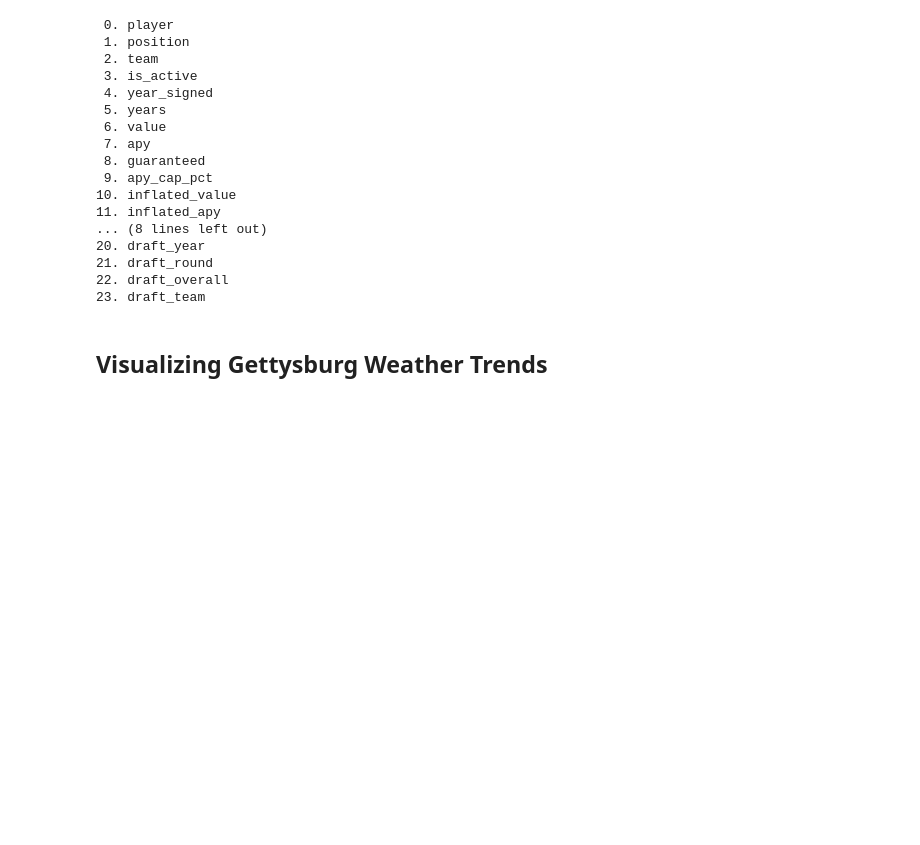
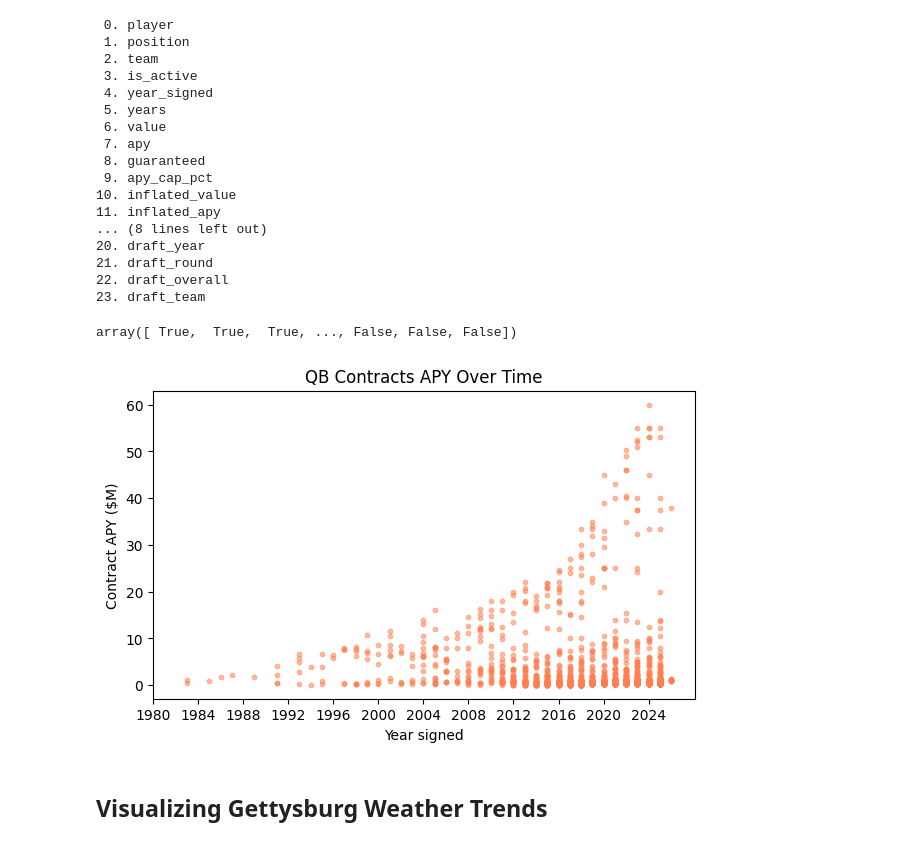
Before and after one commit to GettysburgDataScience/DS256-Notes, a Jupyter notebook: 02_numpy_matplotlib/03_matplotlib_practice.ipynb, the cells around one changed output. Saved outputs shown, nothing was run; the diff lists cells and outputs as text; code cells hidden in the pictures; blank space fills up the shorter version.

```diff
--- a/02_numpy_matplotlib/03_matplotlib_practice.ipynb
+++ b/02_numpy_matplotlib/03_matplotlib_practice.ipynb
@@ -57,17 +60,46 @@ print_list(qb_contracts_headers)
 22. draft_overall
 23. draft_team
 # %%
+
+
+
 player = np.genfromtxt(qb_contracts_git,
                        usecols = 0, skip_header = 1,
                        dtype=str,  delimiter = ',')
 
 year_signed = np.genfromtxt(qb_contracts_git,
                             usecols = 4, skip_header = 1,
-                            dtype=str, delimiter = ',')
+                            dtype=int, delimiter = ',')
 
 apy = np.genfromtxt(qb_contracts_git, usecols = 7,
                     skip_header = 1,
                     dtype=float, delimiter = ',')
+# %%
+year_mask = year_signed != 0
+
+year_mask
+# %% [output]
+array([ True,  True,  True, ..., False, False, False])
+# %%
+year_signed = year_signed[year_mask]
+apy = apy[year_mask]
+# %%
+fig, ax = plt.subplots(1,1, figsize = (7, 4))
+
+ax.scatter(year_signed, apy,
+          s = 10, c = 'coral',
+          alpha = 0.5)
+
+ax.set(
+    xticks = np.arange(1980,2026, 4),
+    xlabel = 'Year signed',
+    ylabel = 'Contract APY ($M)',
+    title = 'QB Contracts APY Over Time'
+)
+
+plt.show()
+# %% [output]
+[figure, added]
 # %% [markdown]
 ## Visualizing Gettysburg Weather Trends
 # %%
```
Also changed, not shown: parts of 10 cells of this notebook, 1 other file.
